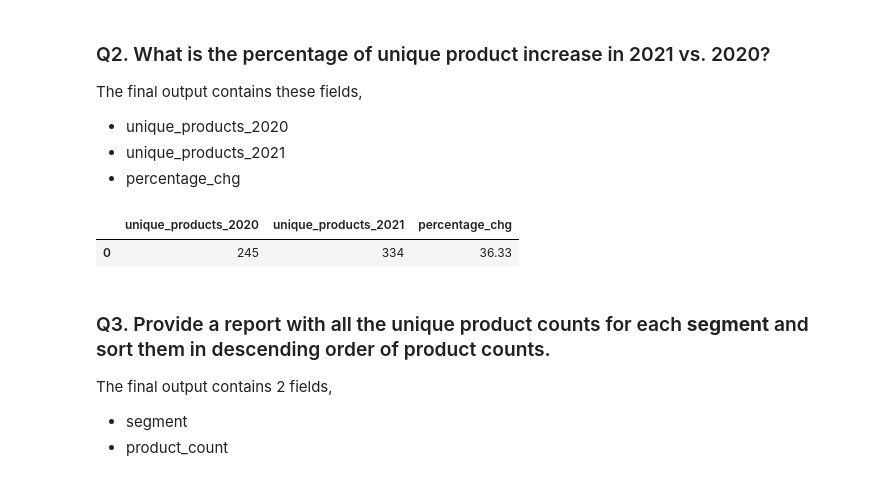
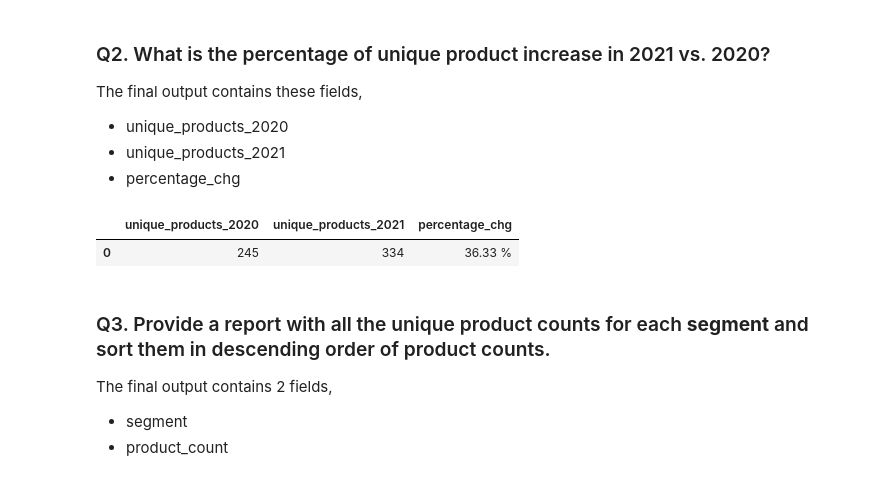
Before and after one commit to jishnukoliyadan/Atliq-Hardwares-SQL-Challenge4, a Jupyter notebook: SQL_Query.ipynb, the cells around one changed output. Cells and saved outputs as stored; diff of their text form; code cells hidden in the pictures.

```diff
--- a/SQL_Query.ipynb
+++ b/SQL_Query.ipynb
@@ -55,23 +55,23 @@ The final output contains these fields,
 # %%
 QUERY = '''
         WITH fy20 AS (
                 SELECT COUNT(DISTINCT(product_code)) AS up_20 FROM fact_sales_monthly
                     WHERE fiscal_year = 2020),
 
             fy21 AS (
                 SELECT COUNT(DISTINCT(product_code)) AS up_21 FROM fact_sales_monthly
                     WHERE fiscal_year = 2021)
 
         SELECT fy20.up_20 AS unique_products_2020,
             fy21.up_21 AS unique_products_2021,
-            ROUND((fy21.up_21-fy20.up_20) * 100/fy20.up_20, 2) as percentage_chg
+            CONCAT(ROUND((fy21.up_21-fy20.up_20) * 100/fy20.up_20, 2), ' %') as percentage_chg
             FROM fy20, fy21
         '''
 cursorObject.execute(QUERY)
 pd.DataFrame(cursorObject.fetchall(), columns = cursorObject.column_names)
 # %% [output]
 |  | unique_products_2020 | unique_products_2021 | percentage_chg |
-| 0 | 245 | 334 | 36.33 |
+| 0 | 245 | 334 | 36.33 % |
 # %% [markdown]
 ### Q3. Provide a report with all the unique product counts for each **segment** and sort them in descending order of product counts.
 The final output contains 2 fields,
```
Also changed, not shown: parts of 4 cells of this notebook, 1 other file.
